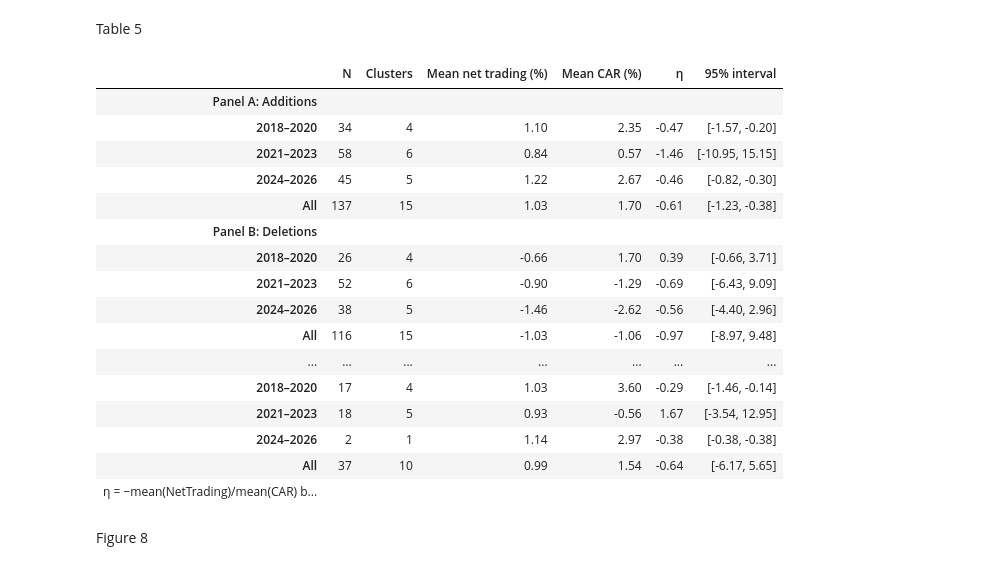
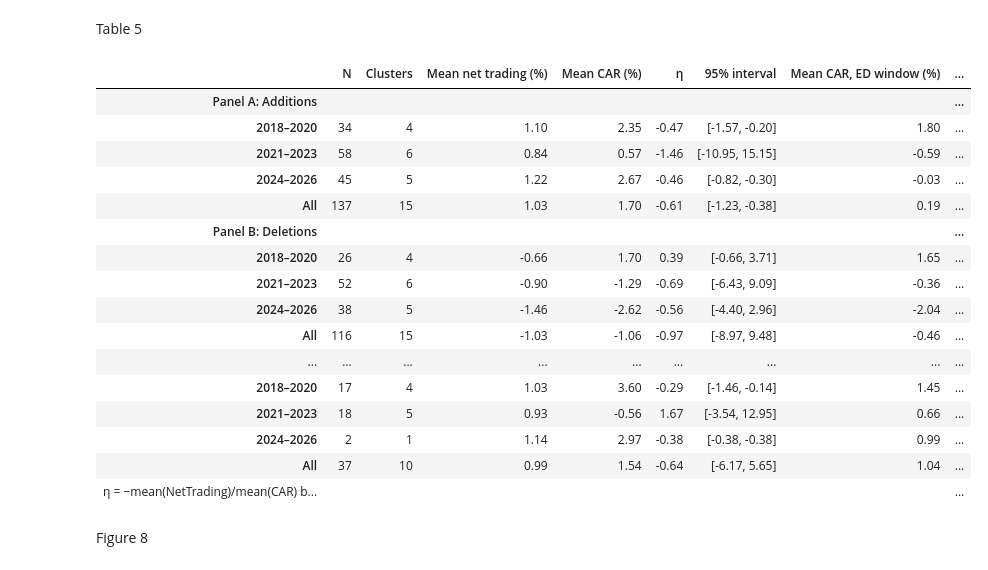
Before and after one commit to uvangludvig-ship-it/financethesis, a Jupyter notebook: code/notebooks/replication_omxsb.ipynb, the cells around one changed output. Cells and saved outputs as stored; diff of their text form; code cells hidden in the pictures.

```diff
--- a/code/notebooks/replication_omxsb.ipynb
+++ b/code/notebooks/replication_omxsb.ipynb
@@ -82,10 +87,11 @@ pd.DataFrame({"file": REQ + [os.path.basename(z) for z in ZIPS], "mb": [round(os
 | 33 | Fondinnehav_2026Q1_2026-10-14 08.... | 6.4 |
 | 34 | Fondinnehav_2026Q2_2026-10-14 08.... | 6.7 |
 # %%
-ev = pd.read_csv(os.path.join(EV, "omxsb_events_with_ric.csv"), parse_dates=["announcement_date", "effective_date"])
-st = pd.read_csv(os.path.join(D, "stocks_static.csv"), parse_dates=["first_date", "last_date", "RetireDate"])
-px = pd.read_csv(os.path.join(D, "stocks_daily.csv.gz"), parse_dates=["date"])
-ix = pd.read_csv(os.path.join(D, "indices_daily.csv"), parse_dates=["date"])
+ev = pd.read_csv(EVENTS, parse_dates=["announcement_date", "effective_date"])
+st = pd.read_csv(STATIC, parse_dates=["first_date", "last_date", "RetireDate"])
+px = pd.read_parquet(PANEL) if PANEL.endswith(".parquet") else pd.read_csv(PANEL, parse_dates=["date"])
+px["date"] = pd.to_datetime(px.date).astype("datetime64[ns]")
+ix = pd.read_csv(INDEX, parse_dates=["date"])
 pd.DataFrame({"rows": [len(ev), len(st), len(px), len(ix)], "cols": [ev.shape[1], st.shape[1], px.shape[1], ix.shape[1]]}, index=["events", "static", "daily", "indices"])
 # %% [output]
 |  | rows | cols |
@@ -204,6 +210,11 @@ def ols(y, X, g):
         S += np.outer(u, u)
     Vc = XtXi @ S @ XtXi * G / (G - 1) * (n - 1) / (n - k)
     return b, e, Vh, Vc, G, gs, XtXi
+WEBB = np.array([-np.sqrt(1.5), -1.0, -np.sqrt(0.5), np.sqrt(0.5), 1.0, np.sqrt(1.5)])
+def p_floor(G):
+    return 2 / 6 ** G if G < 12 else 1 / 2 ** (G - 1)
+def floor_note(Gs):
+    return " The wild cluster bootstrap uses 9,999 draws with the null imposed, Webb six-point weights when there are fewer than 12 clusters and Rademacher weights otherwise; the smallest attainable p-value is 2/6^G with Webb and 1/2^(G−1) with Rademacher weights, here " + "; ".join(f"G = {g}: {p_floor(g):.2g}" for g in Gs) + "."
 def wcb(y, X, g, r, q=0.0, B=9999, seed=0):
     n, k = X.shape
     b, e, Vh, Vc, G, gs, XtXi = ols(y, X, g)
@@ -214,7 +225,7 @@ def wcb(y, X, g, r, q=0.0, B=9999, seed=0):
     A = np.stack([X[gs == j].T @ er[gs == j] for j in range(G)], axis=1)
     Q = np.stack([X[gs == j].T @ X[gs == j] for j in range(G)])
     rng = np.random.default_rng(seed)
-    w = rng.choice([-1.0, 1.0], size=(B, G))
+    w = rng.choice(WEBB if G < 12 else np.array([-1.0, 1.0]), size=(B, G))
     dl = (XtXi @ A @ w.T).T
     sc = w[:, :, None] * A.T[None, :, :] - np.einsum("gkl,bl->bgk", Q, dl)
     S = np.einsum("bgk,bgl->bkl", sc, sc)
@@ -276,7 +287,7 @@ t2w.columns = PER + ["Last − previous", "F, equal means"]
 for p in PER:
     for typ in ["addition", "deletion"]:
         NUM[f"car_tot_{typ}_{p}"] = round(float(t2[(t2.type == typ) & (t2.window == "tot") & (t2.period == p)]["mean"].iloc[0]), 3)
-tab_save(mt.MTable(t2w, rgroup_sep="t", notes="Each cell reports the mean cumulative abnormal return in percent, the stock return minus the OMXSBGI return summed over the window, from a regression on a constant per period; below it the HC1 standard error in parentheses, the standard error clustered on announcement date (CR1) in brackets, and the wild cluster bootstrap p-value (Rademacher weights, 9,999 draws, null imposed) in braces. The last two columns give the difference between the last and the second-to-last period with the same statistics, and the cluster-robust F-statistic for equal means across the four periods with its p-value from F(3, G−1). Stars use the HC1 p-value: " + STARS), "tab_02_car", "Abnormal returns around OMXSB changes by period (anchor Table 2)", t2w)
+tab_save(mt.MTable(t2w, rgroup_sep="t", notes="Each cell reports the mean cumulative abnormal return in percent, the stock return minus the OMXSBGI return summed over the window, from a regression on a constant per period; below it the HC1 standard error in parentheses, the standard error clustered on announcement date (CR1) in brackets, and the wild cluster bootstrap p-value in braces. The last two columns give the difference between the last and the second-to-last period with the same statistics, and the cluster-robust F-statistic for equal means across the four periods with its p-value from F(3, G−1). Stars use the HC1 p-value: " + STARS + floor_note(sorted(set(int(g) for g in t2[t2.period != "F_equal"].G)))), "tab_02_car", "Abnormal returns around OMXSB changes by period (anchor Table 2)", t2w)
 # %% [output]
 |  | 2013–2017 | 2018–2020 | 2021–2023 | 2024–2026 | Last − previous | F, equal means |
 | Panel A: Additions |  |  |  |  |  |  |
@@ -346,7 +406,7 @@ ev[["turn", "size", "vol"]].describe().T
 def reg3(s, ctrl):
     s = s.dropna(subset=["tot"] + (["turn", "size", "vol"] if ctrl else [])).copy()
     s["car"] = s.tot
-    X = pd.concat(([s[["turn", "size", "vol"]]] if ctrl else []) + [pd.get_dummies(s.period).reindex(columns=PER).astype(float)], axis=1)
+    X = pd.concat(([s[["turn", "size", "vol"]] - s[["turn", "size", "vol"]].mean()] if ctrl else []) + [pd.get_dummies(s.period).reindex(columns=PER).astype(float)], axis=1)
     m = sm.OLS(s.car, X).fit(cov_type="HC1")
     b, e, Vh, Vc, G, gs, _ = ols(s.car.values.astype(float), X.values.astype(float), s.adx.values)
     return m, list(np.sqrt(np.diag(Vc))), G
@@ -361,7 +421,7 @@ t3 = pd.concat([pd.DataFrame({"model": i + 1, "var": m.params.index, "coef": m.p
 t3.to_csv(os.path.join(TAB, "tab_03_determinants_long.csv"), index=False)
 NUM["t3_N_additions"] = int(M[1].nobs)
 NUM["t3_N_deletions"] = int(M[3].nobs)
-tab_save(mt.ETable(M, coef_fmt="b:.3f* \n (se:.3f) \n [cr1:.3f]", custom_stats={"cr1": CR}, custom_model_stats={"Controls": ["No", "Yes", "No", "Yes"], "Clusters": GS}, model_stats=["N", "r2"], model_stats_labels={"N": "Observations", "r2": "R$^2$"}, labels=LABELS, order=["turn", "size", "vol"] + PER, model_heads=[LABELS["addition"], LABELS["addition"], LABELS["deletion"], LABELS["deletion"]], show_fe=False, notes="OLS of the cumulative abnormal return from AD−1 to ED+1 in percent on period dummies without a constant; columns (1) and (3) give the raw period means of Table 2 on the full sample, columns (2) and (4) add the controls of equation (4) on the events with non-missing controls. Excess turnover is monthly volume over shares outstanding in the month before AD minus the market-cap-weighted average across .ST stocks; size is market cap on AD−1 over the summed market cap of the 100 largest .ST stocks, an approximation of total OMXSB market capitalisation; volatility is the 12-month mean of the monthly sum of squared daily abnormal returns. HC1 standard errors in parentheses and standard errors clustered on announcement date in brackets; stars use HC1 p-values: " + STARS), "tab_03_determinants", "Determinants of the index effect with period dummies (anchor Table 3)")
+tab_save(mt.ETable(M, coef_fmt="b:.3f* \n (se:.3f) \n [cr1:.3f]", custom_stats={"cr1": CR}, custom_model_stats={"Controls": ["No", "Yes", "No", "Yes"], "Clusters": GS}, model_stats=["N", "r2"], model_stats_labels={"N": "Observations", "r2": "R$^2$"}, labels=LABELS, order=["turn", "size", "vol"] + PER, model_heads=[LABELS["addition"], LABELS["addition"], LABELS["deletion"], LABELS["deletion"]], show_fe=False, notes="OLS of the cumulative abnormal return from AD−1 to ED+1 in percent on period dummies without a constant; columns (1) and (3) give the raw period means of Table 2 on the full sample, columns (2) and (4) add the controls of equation (4) on the events with non-missing controls. Excess turnover is monthly volume over shares outstanding in the month before AD minus the market-cap-weighted average across .ST stocks; size is market cap on AD−1 over the summed market cap of the 100 largest .ST stocks, an approximation of total OMXSB market capitalisation; volatility is the 12-month mean of the monthly sum of squared daily abnormal returns. In columns (2) and (4) the controls are centred at their sample means, so each period coefficient is the expected CAR of a firm with average excess turnover, size and volatility in that period. HC1 standard errors in parentheses and standard errors clustered on announcement date in brackets; stars use HC1 p-values: " + STARS), "tab_03_determinants", "Determinants of the index effect with period dummies (anchor Table 3)")
 # %% [output]
 |  | CAR, AD−1 to ED+1 (%) |  |  |  |
 |  | Additions |  | Deletions |  |
@@ -839,51 +950,54 @@ tab_save(mt.MTable(t4body, rgroup_sep="t", notes="Median across events in each y
 # %% [markdown]
 Table 5
 # %%
-def eta_boot(s, B=9999, seed=1):
-    g = s.groupby("adx").agg(nt=("nt", "sum"), tot=("tot", "sum"), n=("nt", "size"))
+def eta_boot(s, col="tot", B=9999, seed=1):
+    g = s.groupby("adx").agg(nt=("nt", "sum"), y=(col, "sum"), n=("nt", "size"))
     G = len(g)
     rng = np.random.default_rng(seed)
     ii = rng.integers(0, G, size=(B, G))
-    et = -g.nt.values[ii].sum(1) / g.tot.values[ii].sum(1)
+    et = -g.nt.values[ii].sum(1) / g.y.values[ii].sum(1)
     return np.nanpercentile(et, 2.5), np.nanpercentile(et, 97.5), G
 def eta_rows(sub, key):
     rows = []
     for p in PER[1:] + ["All"]:
-        s = sub[(sub.period == p) if p != "All" else slice(None)].dropna(subset=["nt", "tot"]) if p != "All" else sub.dropna(subset=["nt", "tot"])
+        s = (sub[sub.period == p] if p != "All" else sub).dropna(subset=["nt", "tot", "eff"])
         if len(s) == 0:
             continue
         lo, hi, G = eta_boot(s)
-        rows.append(dict(panel=key, period=p, N=len(s), G=G, mean_nt=s.nt.mean(), mean_tot=s.tot.mean(), eta=-s.nt.mean() / s.tot.mean(), ci_lo=lo, ci_hi=hi))
+        lo_e, hi_e, _ = eta_boot(s, "eff")
+        rows.append(dict(panel=key, period=p, N=len(s), G=G, mean_nt=s.nt.mean(), mean_tot=s.tot.mean(), eta=-s.nt.mean() / s.tot.mean(), ci_lo=lo, ci_hi=hi, mean_eff=s.eff.mean(), eta_eff=-s.nt.mean() / s.eff.mean(), ci_lo_eff=lo_e, ci_hi_eff=hi_e))
     return rows
 ad5 = e5[e5.type == "addition"].dropna(subset=["nt", "tot", "indexown"]).copy()
 med = ad5.indexown.median()
 rows = eta_rows(e5[e5.type == "addition"], "Panel A: Additions") + eta_rows(e5[e5.type == "deletion"], "Panel B: Deletions") + eta_rows(ad5[ad5.indexown <= med], "Panel C: Additions, index ownership at or below median") + eta_rows(ad5[ad5.indexown > med], "Panel D: Additions, index ownership above median")
 t5 = pd.DataFrame(rows)
 t5.to_csv(os.path.join(TAB, "tab_05_elasticity_long.csv"), index=False)
 NUM["eta_all_addition"] = round(float(t5[(t5.panel == "Panel A: Additions") & (t5.period == "All")].eta.iloc[0]), 3)
 NUM["eta_all_deletion"] = round(float(t5[(t5.panel == "Panel B: Deletions") & (t5.period == "All")].eta.iloc[0]), 3)
 NUM["indexown_median_additions"] = round(float(med), 3)
-t5w = pd.DataFrame({"N": t5.N.astype(str), "Clusters": t5.G.astype(str), "Mean net trading (%)": t5.mean_nt.map(lambda x: f"{x:.2f}"), "Mean CAR (%)": t5.mean_tot.map(lambda x: f"{x:.2f}"), "η": t5.eta.map(lambda x: f"{x:.2f}"), "95% interval": [f"[{a:.2f}, {b:.2f}]" for a, b in zip(t5.ci_lo, t5.ci_hi)]})
+t5w = pd.DataFrame({"N": t5.N.astype(str), "Clusters": t5.G.astype(str), "Mean net trading (%)": t5.mean_nt.map(lambda x: f"{x:.2f}"), "Mean CAR (%)": t5.mean_tot.map(lambda x: f"{x:.2f}"), "η": t5.eta.map(lambda x: f"{x:.2f}"), "95% interval": [f"[{a:.2f}, {b:.2f}]" for a, b in zip(t5.ci_lo, t5.ci_hi)], "Mean CAR, ED window (%)": t5.mean_eff.map(lambda x: f"{x:.2f}"), "η, ED window": t5.eta_eff.map(lambda x: f"{x:.2f}"), "95% interval, ED window": [f"[{a:.2f}, {b:.2f}]" for a, b in zip(t5.ci_lo_eff, t5.ci_hi_eff)]})
+nonfin = [f"{p}, {q}" for p, q, a, b in zip(t5.panel, t5.period, t5.eta, t5.eta_eff) if not (np.isfinite(a) and np.isfinite(b))]
+nonfin_note = (" The point estimate is not finite (mean CAR equal to zero) for: " + "; ".join(nonfin) + ".") if nonfin else " All point estimates are finite."
 t5w.index = pd.MultiIndex.from_arrays([t5.panel, t5.period])
-tab_save(mt.MTable(t5w, rgroup_sep="t", notes="η = −mean(NetTrading)/mean(CAR) by period and type, with net trading by index funds in percent of shares outstanding and the cumulative abnormal return from AD−1 to ED+1 in percent. The interval is a percentile bootstrap that resamples announcement dates with replacement, 9,999 draws; it is wide or unbounded when the resampled mean CAR crosses zero. Panels C and D split additions at the median pre-announcement index-fund ownership, the analog of the anchor paper's migrations in which index funds already held the stock."), "tab_05_elasticity", "Price elasticity from index-fund net trading and CAR by period (anchor elasticity table)", t5.round(4))
+tab_save(mt.MTable(t5w, rgroup_sep="t", notes="η = −mean(NetTrading)/mean(CAR) by period and type, with net trading by index funds in percent of shares outstanding and the cumulative abnormal return from AD−1 to ED+1 in percent. The interval is a percentile bootstrap that resamples announcement dates with replacement, 9,999 draws; it is wide or unbounded when the resampled mean CAR crosses zero. The last three columns repeat the calculation with the CAR over the effective-date window [ED−1, ED+1] in place of the total window, with the same bootstrap draws. Panels C and D split additions at the median pre-announcement index-fund ownership, the analog of the anchor paper's migrations in which index funds already held the stock." + nonfin_note), "tab_05_elasticity", "Price elasticity from index-fund net trading and CAR by period (anchor elasticity table)", t5.round(4))
 # %% [output]
-|  | N | Clusters | Mean net trading (%) | Mean CAR (%) | η | 95% interval |
-| Panel A: Additions |  |  |  |  |  |  |
-| 2018–2020 | 34 | 4 | 1.10 | 2.35 | -0.47 | [-1.57, -0.20] |
-| 2021–2023 | 58 | 6 | 0.84 | 0.57 | -1.46 | [-10.95, 15.15] |
-| 2024–2026 | 45 | 5 | 1.22 | 2.67 | -0.46 | [-0.82, -0.30] |
-| All | 137 | 15 | 1.03 | 1.70 | -0.61 | [-1.23, -0.38] |
-| Panel B: Deletions |  |  |  |  |  |  |
-| 2018–2020 | 26 | 4 | -0.66 | 1.70 | 0.39 | [-0.66, 3.71] |
-| 2021–2023 | 52 | 6 | -0.90 | -1.29 | -0.69 | [-6.43, 9.09] |
-| 2024–2026 | 38 | 5 | -1.46 | -2.62 | -0.56 | [-4.40, 2.96] |
-| All | 116 | 15 | -1.03 | -1.06 | -0.97 | [-8.97, 9.48] |
-| ... | ... | ... | ... | ... | ... | ... |
-| 2018–2020 | 17 | 4 | 1.03 | 3.60 | -0.29 | [-1.46, -0.14] |
-| 2021–2023 | 18 | 5 | 0.93 | -0.56 | 1.67 | [-3.54, 12.95] |
-| 2024–2026 | 2 | 1 | 1.14 | 2.97 | -0.38 | [-0.38, -0.38] |
-| All | 37 | 10 | 0.99 | 1.54 | -0.64 | [-6.17, 5.65] |
-| η = −mean(NetTrading)/mean(CAR) b... |  |  |  |  |  |  |
+|  | N | Clusters | Mean net trading (%) | Mean CAR (%) | η | 95% interval | Mean CAR, ED window (%) | ... |
+| Panel A: Additions |  |  |  |  |  |  |  | ... |
+| 2018–2020 | 34 | 4 | 1.10 | 2.35 | -0.47 | [-1.57, -0.20] | 1.80 | ... |
+| 2021–2023 | 58 | 6 | 0.84 | 0.57 | -1.46 | [-10.95, 15.15] | -0.59 | ... |
+| 2024–2026 | 45 | 5 | 1.22 | 2.67 | -0.46 | [-0.82, -0.30] | -0.03 | ... |
+| All | 137 | 15 | 1.03 | 1.70 | -0.61 | [-1.23, -0.38] | 0.19 | ... |
+| Panel B: Deletions |  |  |  |  |  |  |  | ... |
+| 2018–2020 | 26 | 4 | -0.66 | 1.70 | 0.39 | [-0.66, 3.71] | 1.65 | ... |
+| 2021–2023 | 52 | 6 | -0.90 | -1.29 | -0.69 | [-6.43, 9.09] | -0.36 | ... |
+| 2024–2026 | 38 | 5 | -1.46 | -2.62 | -0.56 | [-4.40, 2.96] | -2.04 | ... |
+| All | 116 | 15 | -1.03 | -1.06 | -0.97 | [-8.97, 9.48] | -0.46 | ... |
+| ... | ... | ... | ... | ... | ... | ... | ... | ... |
+| 2018–2020 | 17 | 4 | 1.03 | 3.60 | -0.29 | [-1.46, -0.14] | 1.45 | ... |
+| 2021–2023 | 18 | 5 | 0.93 | -0.56 | 1.67 | [-3.54, 12.95] | 0.66 | ... |
+| 2024–2026 | 2 | 1 | 1.14 | 2.97 | -0.38 | [-0.38, -0.38] | 0.99 | ... |
+| All | 37 | 10 | 0.99 | 1.54 | -0.64 | [-6.17, 5.65] | 1.04 | ... |
+| η = −mean(NetTrading)/mean(CAR) b... |  |  |  |  |  |  |  | ... |
 # %% [markdown]
 Figure 8
 # %%
```
Also changed, not shown: parts of 8 cells of this notebook, 32 other files.
